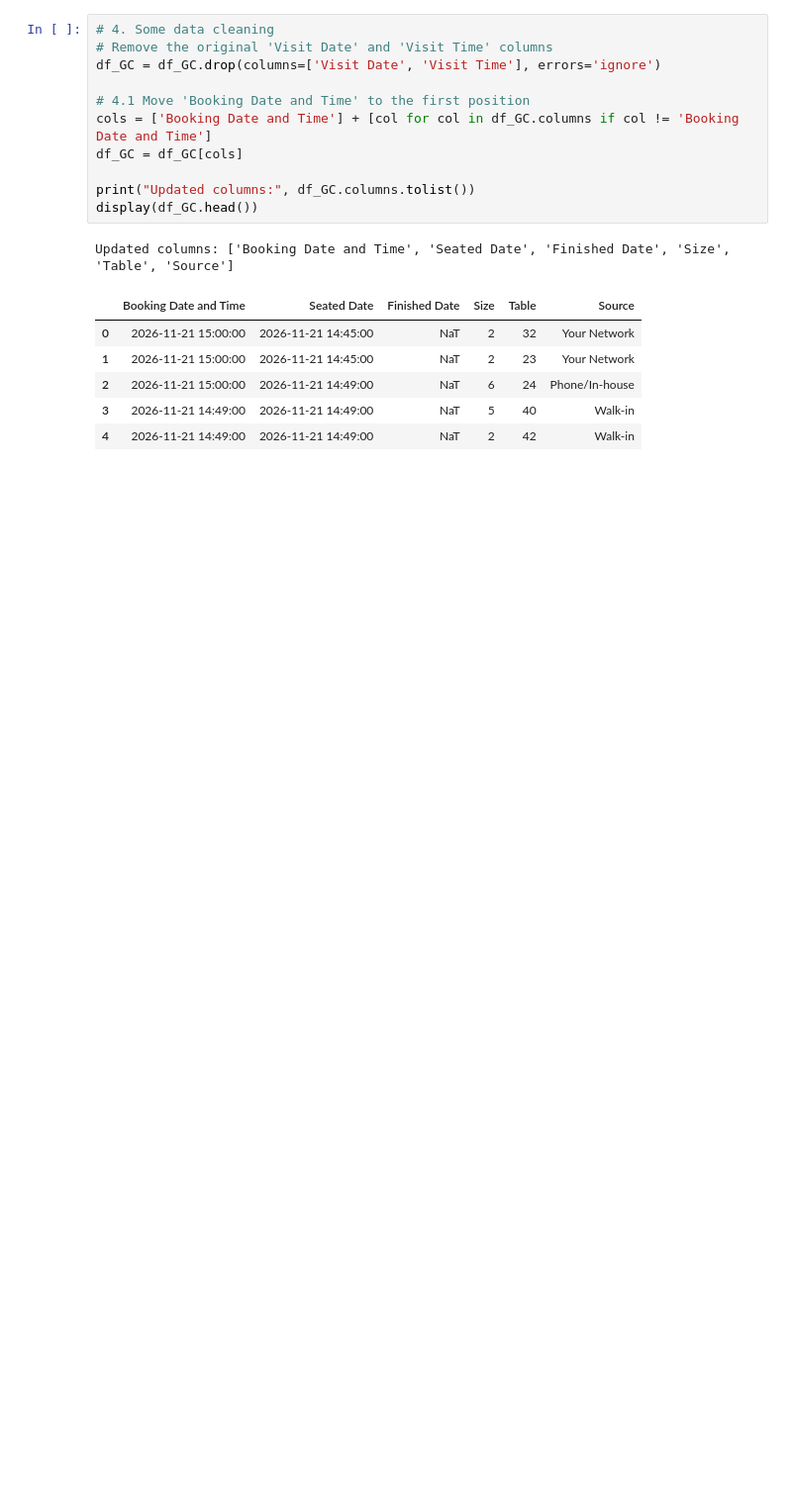
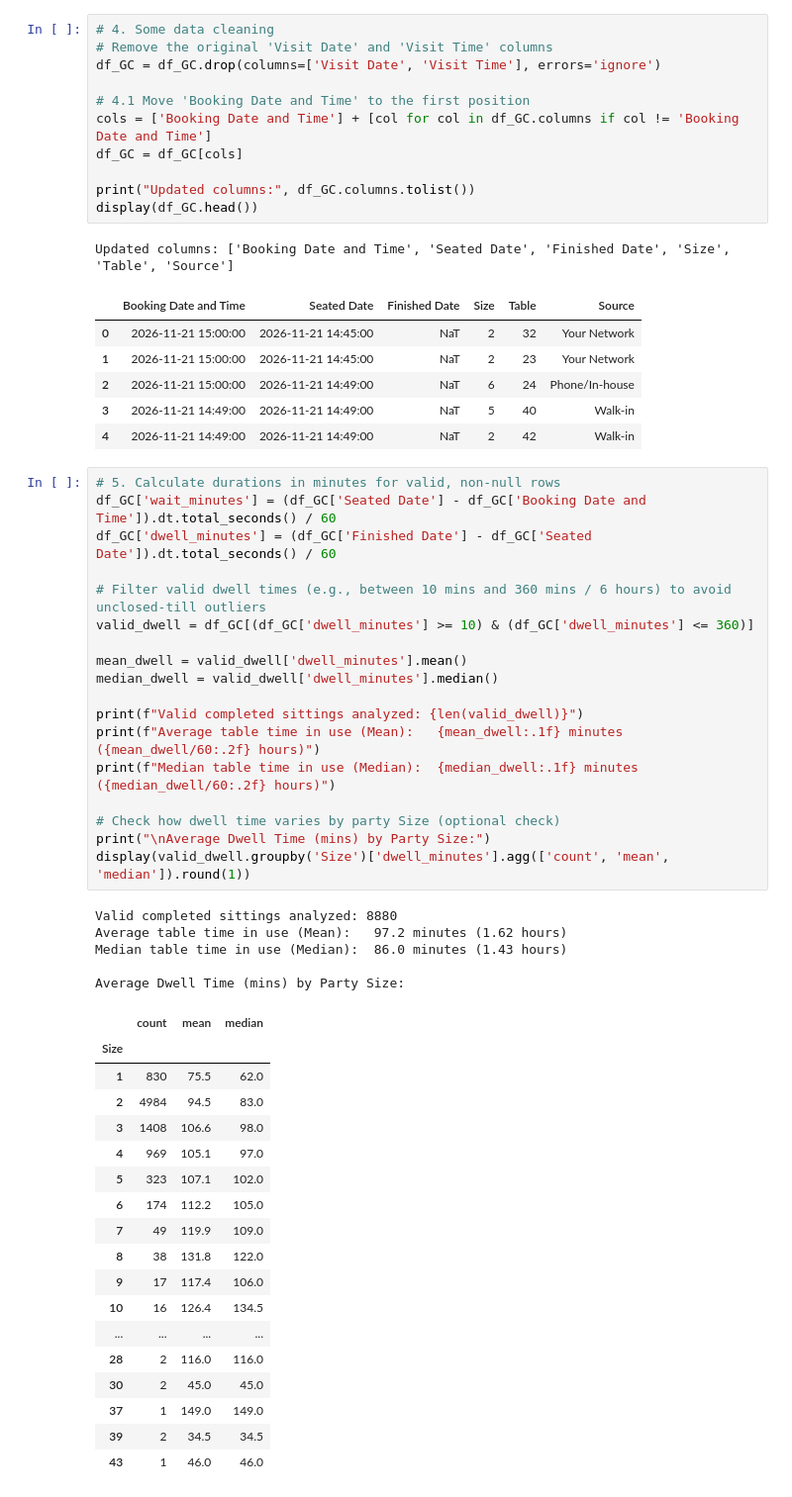
Before and after one commit to RiccoFlores/Python, a Jupyter notebook: WalkIN.ipynb, the cells around one changed output. Shown at 99% size. Cells and saved outputs as stored; diff of their text form; blank space fills up the shorter version.

```diff
--- a/WalkIN.ipynb
+++ b/WalkIN.ipynb
@@ -140,3 +140,45 @@ Updated columns: ['Booking Date and Time', 'Seated Date', 'Finished Date', 'Size
 | 2 | 2026-11-21 15:00:00 | 2026-11-21 14:49:00 | NaT | 6 | 24 | Phone/In-house |
 | 3 | 2026-11-21 14:49:00 | 2026-11-21 14:49:00 | NaT | 5 | 40 | Walk-in |
 | 4 | 2026-11-21 14:49:00 | 2026-11-21 14:49:00 | NaT | 2 | 42 | Walk-in |
+# %%
+# 5. Calculate durations in minutes for valid, non-null rows
+df_GC['wait_minutes'] = (df_GC['Seated Date'] - df_GC['Booking Date and Time']).dt.total_seconds() / 60
+df_GC['dwell_minutes'] = (df_GC['Finished Date'] - df_GC['Seated Date']).dt.total_seconds() / 60
+
+# Filter valid dwell times (e.g., between 10 mins and 360 mins / 6 hours) to avoid unclosed-till outliers
+valid_dwell = df_GC[(df_GC['dwell_minutes'] >= 10) & (df_GC['dwell_minutes'] <= 360)]
+
+mean_dwell = valid_dwell['dwell_minutes'].mean()
+median_dwell = valid_dwell['dwell_minutes'].median()
+
+print(f"Valid completed sittings analyzed: {len(valid_dwell)}")
+print(f"Average table time in use (Mean):   {mean_dwell:.1f} minutes ({mean_dwell/60:.2f} hours)")
+print(f"Median table time in use (Median):  {median_dwell:.1f} minutes ({median_dwell/60:.2f} hours)")
+
+# Check how dwell time varies by party Size (optional check)
+print("\nAverage Dwell Time (mins) by Party Size:")
+display(valid_dwell.groupby('Size')['dwell_minutes'].agg(['count', 'mean', 'median']).round(1))
+# %% [output]
+Valid completed sittings analyzed: 8880
+Average table time in use (Mean):   97.2 minutes (1.62 hours)
+Median table time in use (Median):  86.0 minutes (1.43 hours)
+
+Average Dwell Time (mins) by Party Size:
+|  | count | mean | median |
+| Size |  |  |  |
+| 1 | 830 | 75.5 | 62.0 |
+| 2 | 4984 | 94.5 | 83.0 |
+| 3 | 1408 | 106.6 | 98.0 |
+| 4 | 969 | 105.1 | 97.0 |
+| 5 | 323 | 107.1 | 102.0 |
+| 6 | 174 | 112.2 | 105.0 |
+| 7 | 49 | 119.9 | 109.0 |
+| 8 | 38 | 131.8 | 122.0 |
+| 9 | 17 | 117.4 | 106.0 |
+| 10 | 16 | 126.4 | 134.5 |
+| ... | ... | ... | ... |
+| 28 | 2 | 116.0 | 116.0 |
+| 30 | 2 | 45.0 | 45.0 |
+| 37 | 1 | 149.0 | 149.0 |
+| 39 | 2 | 34.5 | 34.5 |
+| 43 | 1 | 46.0 | 46.0 |
```
